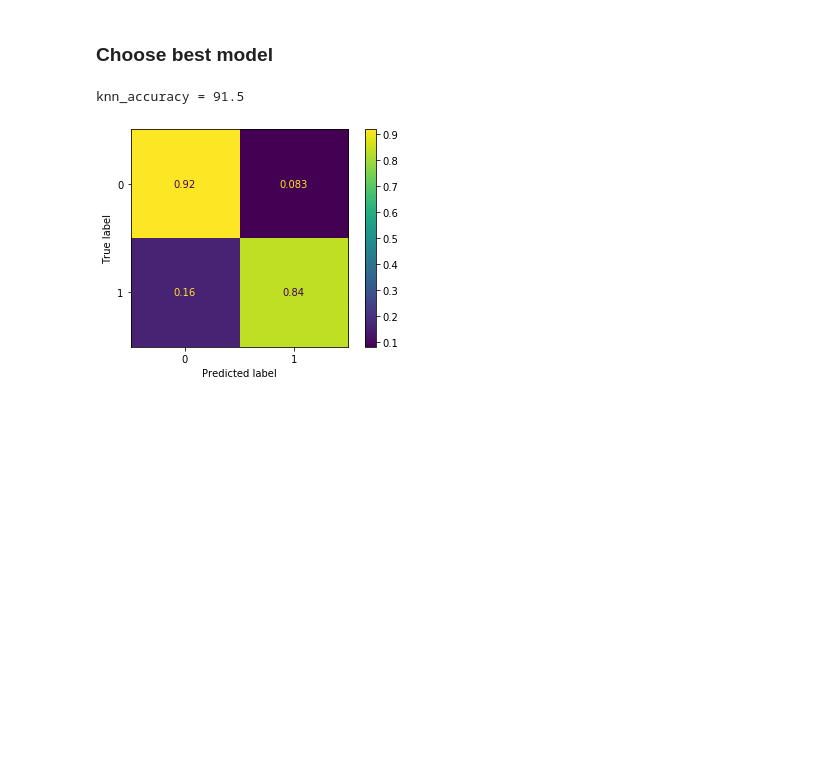
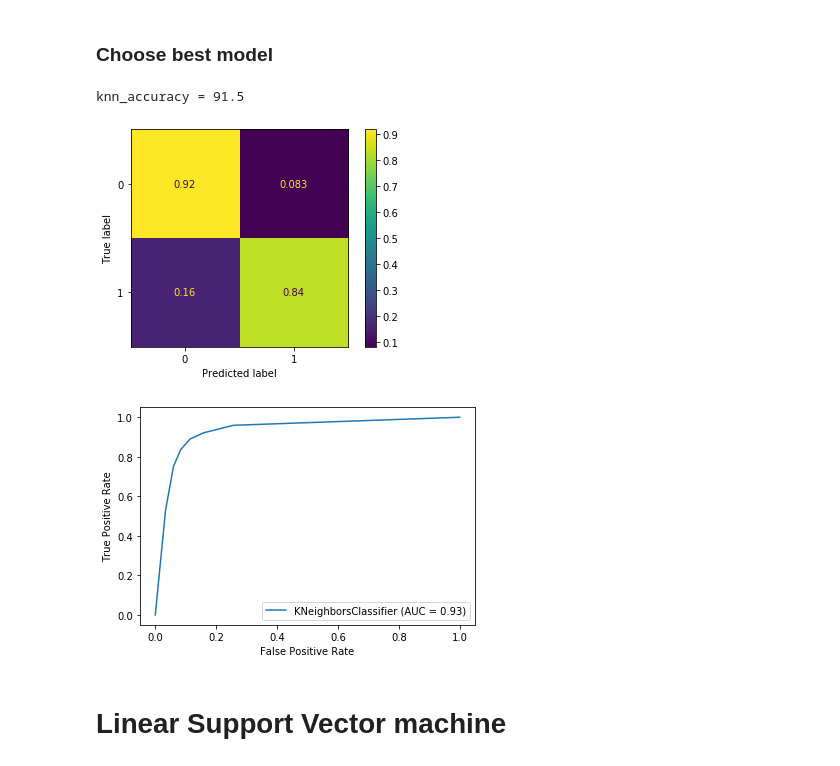
Before and after one commit to Steve-Pilato/COVID-19-Data-Science-Project-SHU, a Jupyter notebook: COVID-19 Data Preperation and Model Generation and Evaluation.ipynb, the cells around one changed output. Saved outputs shown, nothing was run; the diff lists cells and outputs as text; code cells hidden in the pictures; blank space fills up the shorter version.

```diff
--- a/COVID-19 Data Preperation and Model Generation and Evaluation.ipynb
+++ b/COVID-19 Data Preperation and Model Generation and Evaluation.ipynb
@@ -313,12 +320,16 @@ plt.show()
 # %%
 knn = KNeighborsClassifier(n_neighbors = 6) #Initialize model
 knn.fit(X_train_new, y_train_new) #Fit model
 
 predictions = knn.predict(X_test) #Predict test set
 
 #Plot results
 plot_confusion_matrix(knn, X_test, y_test, normalize='true')
+plot_roc_curve(knn, X_test, y_test)
 print("knn_accuracy = {}".format(round(accuracy_score(y_test, predictions), 3) * 100))
 # %% [output]
 knn_accuracy = 91.5
 [figure]
+[figure, added]
+# %% [markdown]
+# Linear Support Vector machine
```
Also changed, not shown: parts of 6 cells of this notebook.
